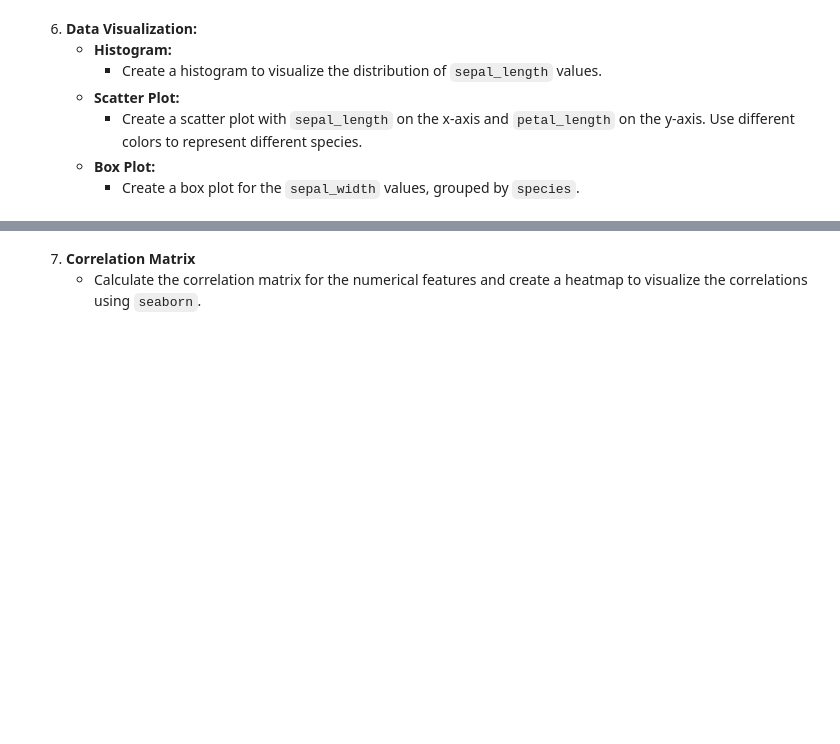
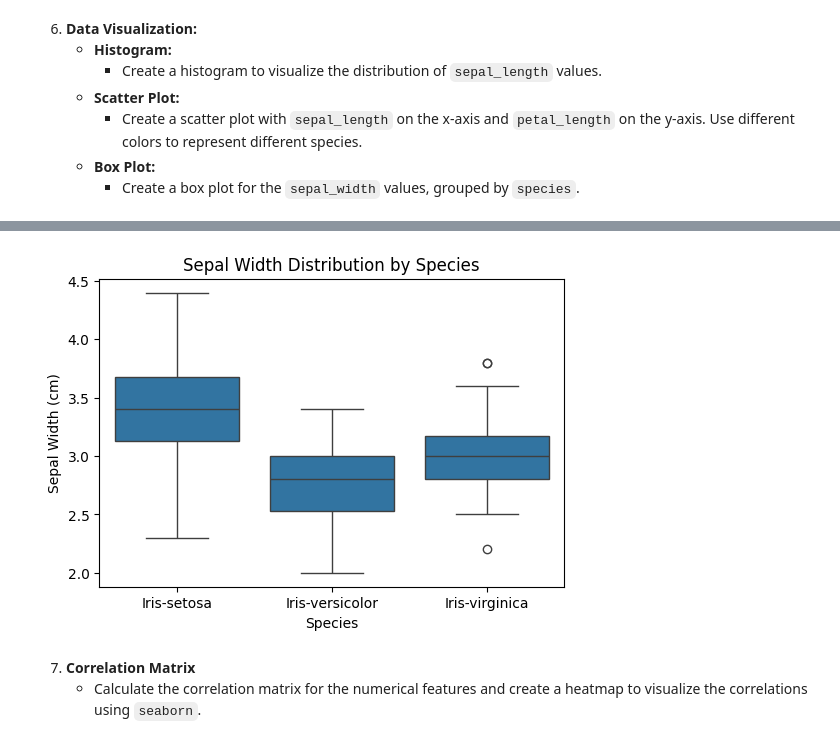
Before and after one commit to sureshskg-beep/DS-P1, a Jupyter notebook: Assignments/Assignment-07_Jan16.ipynb, the cells around one changed output, grey strips where cells are left out. Cells and saved outputs as stored; diff of their text form; code cells hidden in the pictures; blank space fills up the shorter version.

```diff
--- a/Assignments/Assignment-07_Jan16.ipynb
+++ b/Assignments/Assignment-07_Jan16.ipynb
@@ -36,3 +191,21 @@ Use the [Iris Species dataset](https://www.kaggle.com/uciml/iris) from Kaggle, w
+# %%
+# Box plot
+
+plt.figure(figsize=(6,4))
+
+sns.boxplot(
+    x='Species',
+    y='SepalWidthCm',
+    data=df
+)
+
+plt.xlabel('Species')
+plt.ylabel('Sepal Width (cm)')
+plt.title('Sepal Width Distribution by Species')
+
+plt.show()
+# %% [output]
+[figure, added]
 # %% [markdown]
 
 7. **Correlation Matrix**
```
Also changed, not shown: parts of 53 cells of this notebook, 2 other files.
